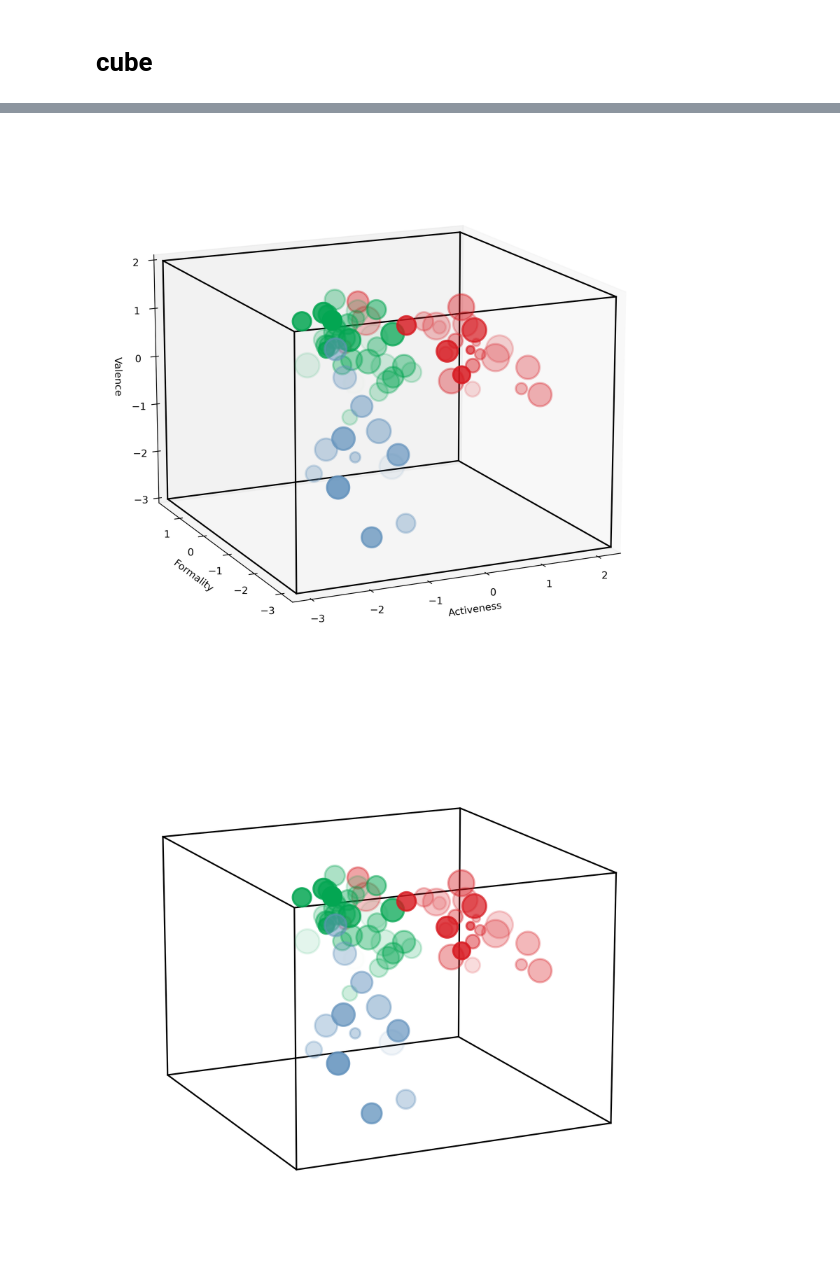
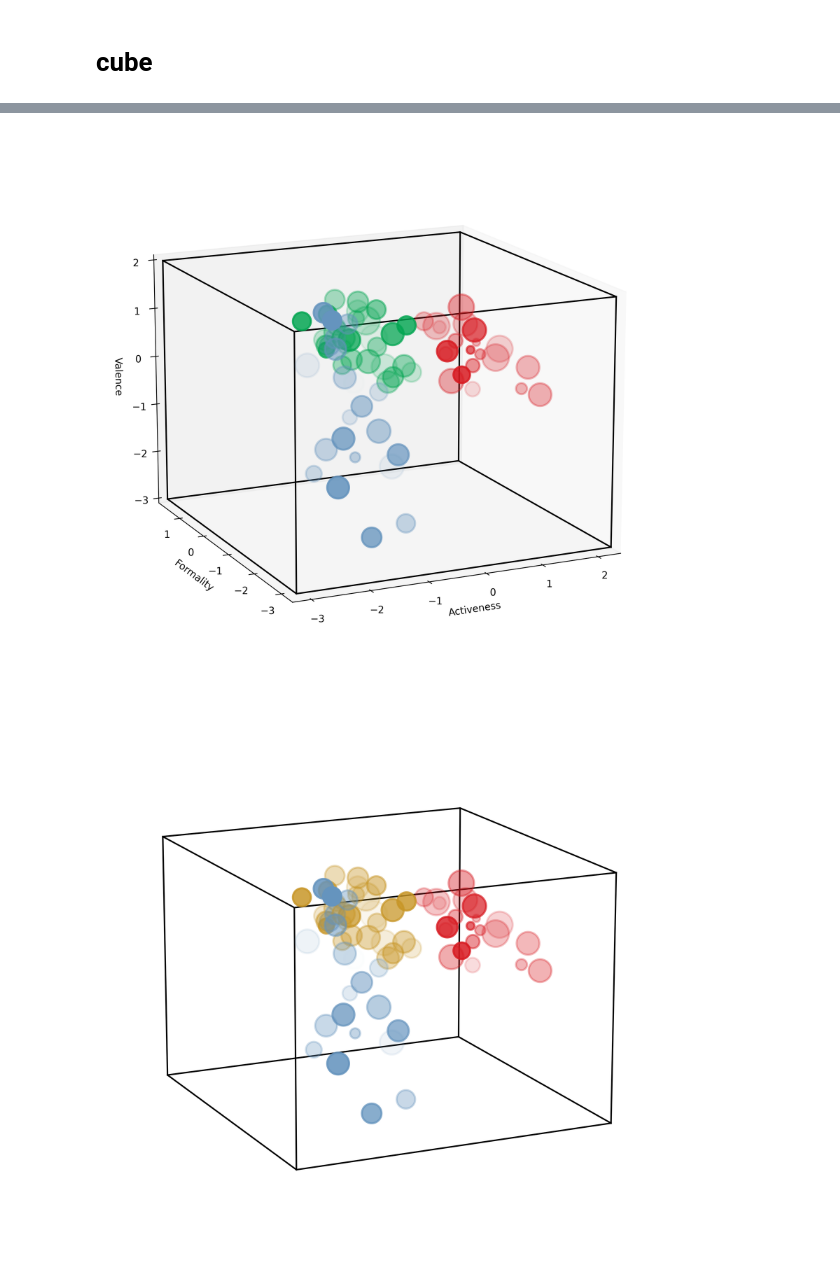
Before and after one commit to BNU-Wang-MSN-Lab/FAVEE-HPP, a Jupyter notebook: Study2/mosuo/cube.ipynb, the cells around one changed output, grey strips where cells are left out. Drawn from its saved outputs; the diff is of its cells as text; code cells hidden in the pictures.

```diff
--- a/Study2/mosuo/cube.ipynb
+++ b/Study2/mosuo/cube.ipynb
@@ -34,7 +34,10 @@ Strangers, Ex-lovers, Defendant-Plaintiff, Drug dealer-Addict, Slave-Master, Div
 # %% [markdown]
 # read FAVEE
 # %%
-scores_FAVEE = pd.read_csv('mosuo_FAVEE_scores.csv', index_col = 0)
+scores_FAVEE = pd.read_csv('mosuo_FAVEE_scores.csv')
+scores_FAVEE.columns = ['rel','Formality','Activeness','Valence','Exchange','Equality']
+scores_FAVEE.index = scores_FAVEE['rel']
+scores_FAVEE.drop('rel',axis=1, inplace=True)
 scores_FAVEE
 # %% [output]
 |  | Formality | Activeness | Valence | Exchange | Equality |
@@ -95,9 +99,9 @@ pca_5c_3k['Exchange_plot'] = (Exchange_values -Exchange_values.min())/(Exchange_
 
 # Assign names to each label
 pca_5c_3k['rel'] = pca_5c_3k.index
-pca_5c_3k.loc[pca_5c_3k['cl_k3']==0,'cluster'] = 'Public'
+pca_5c_3k.loc[pca_5c_3k['cl_k3']==0,'cluster'] = 'Hostile'
 pca_5c_3k.loc[pca_5c_3k['cl_k3']==1,'cluster'] = 'Private'
-pca_5c_3k.loc[pca_5c_3k['cl_k3']==2,'cluster'] = 'Hostile'
+pca_5c_3k.loc[pca_5c_3k['cl_k3']==2,'cluster'] = 'Public'
 
 pca_5c_3k.head()
 # %% [output]
@@ -118,9 +123,9 @@ print(pca_5c_3k['Valence'].max(),pca_5c_3k['Valence'].min())
 # %%
 fig = plt.figure(figsize=(10,10),dpi=300)
 ax = plt.axes(projection='3d')
-mycolor = ["#03A652", # green
+mycolor = ["#6594BE", # blue
            "#D81920", # red
-           "#6594BE" # blue
+           "#03A652" # green
            ]
 cmaps = mpl.colors.LinearSegmentedColormap.from_list('mylist',mycolor,N=3)
 
@@ -164,13 +169,13 @@ v, e, f = get_cube(limits)
 for i, j in e:
     ax.plot(*v[[i, j], :].T, color='black', ls='-')
 # %% [output]
-[figure, old version]
+[figure, new version]
 # %%
 fig = plt.figure(figsize=(10,10),dpi=300)
 ax = plt.axes(projection='3d')
-mycolor = ["#03A652", # green
+mycolor = ["#6594BE", # blue
            "#D81920", # red
-           "#6594BE" # blue
+           "#C89626" # green×
            ]
 cmaps = mpl.colors.LinearSegmentedColormap.from_list('mylist',mycolor,N=3)
 
@@ -188,33 +193,33 @@ ax.view_init(15, -115)
 # First remove fill
 # ax.xaxis.pane.fill = False
 # ax.yaxis.pane.fill = False
 # ax.zaxis.pane.fill = False
 
 # Now set color to white (or whatever is "invisible")
 # ax.xaxis.pane.set_edgecolor('w')
 # ax.yaxis.pane.set_edgecolor('w')
 # ax.zaxis.pane.set_edgecolor('w')
 
 # Bonus: To get rid of the grid as well:
 ax.grid(False)
 
 #ax.set_axis_off()
 
 ax.set_axis_off()
 
 ax.set_xlabel('Activeness')
 ax.set_ylabel('Formality')
 ax.set_zlabel('Valence')
 
 limits = np.array([[-3.2,2.3],
                    [-3.3,1.8],
                    [-3,2]])
 
 v, e, f = get_cube(limits)
 
 for i, j in e:
     ax.plot(*v[[i, j], :].T, color='black', ls='-')
 # %% [output]
-[figure, old version]
+[figure, new version]
 # %%
 pca_5c_3k.to_csv('mosuo_5c_3k.csv')
```
Also changed, not shown: parts of 4 cells of this notebook, 23 other files.
